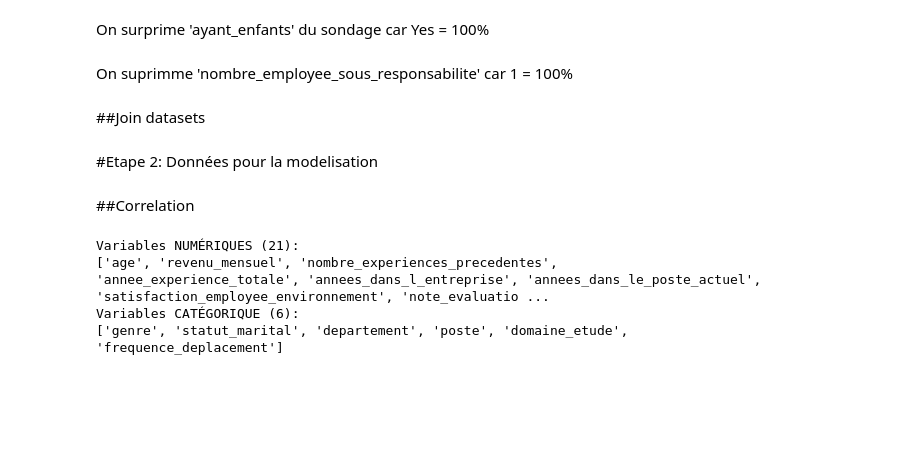
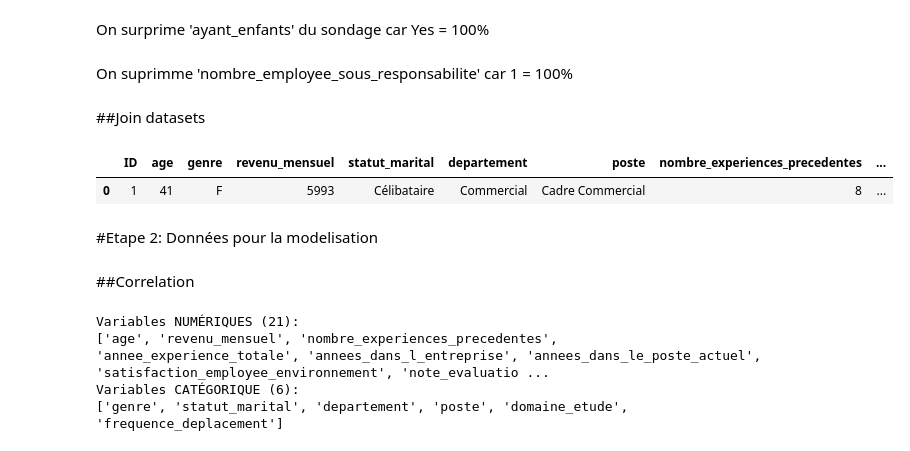
Before and after one commit to JoseBravo26/projet-4-churn-prediction-hr, a Jupyter notebook: notebooks/Projet-4-Churn.ipynb.ipynb, the cells around one changed output. Saved outputs shown, nothing was run; the diff lists cells and outputs as text; code cells hidden in the pictures; blank space fills up the shorter version.

```diff
--- a/notebooks/Projet-4-Churn.ipynb.ipynb
+++ b/notebooks/Projet-4-Churn.ipynb.ipynb
@@ -120,6 +120,13 @@ df_sondage = df_sondage.drop(columns=['nombre_employee_sous_responsabilite'])
 #Join all datasets by 'ID'
 df_merged = pd.merge(df_sirh, df_eval, on='ID', how='inner')
 df_merged = pd.merge(df_merged, df_sondage, on='ID', how='inner')
+# %%
+#show all columns of first line
+pd.set_option('display.max_columns', None)
+display(df_merged.head(1))
+# %% [output]
+|  | ID | age | genre | revenu_mensuel | statut_marital | departement | poste | nombre_experiences_precedentes | ... |
+| 0 | 1 | 41 | F | 5993 | Célibataire | Commercial | Cadre Commercial | 8 | ... |
 # %% [markdown]
 #Etape 2: Données pour la modelisation
 # %% [markdown]
```
Also changed, not shown: 5 other files.
